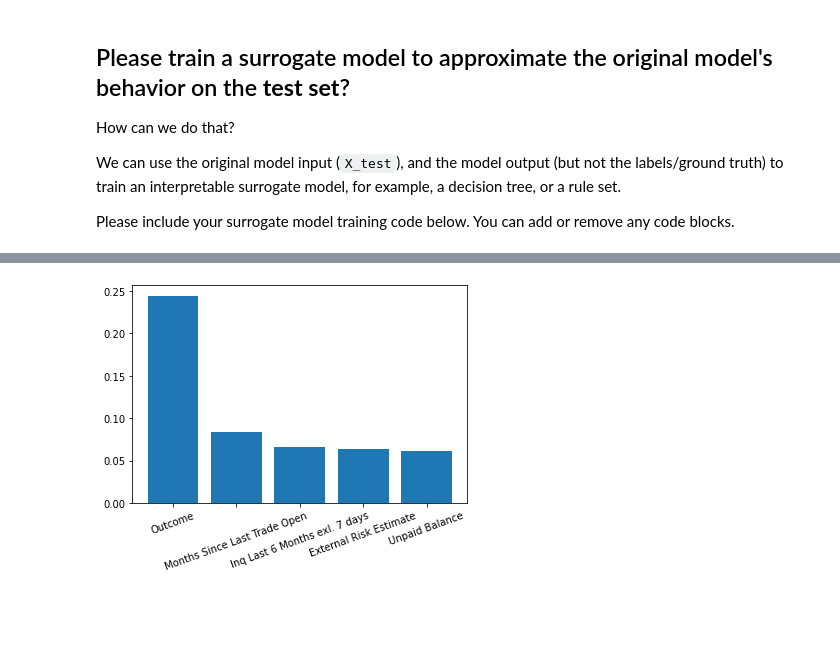
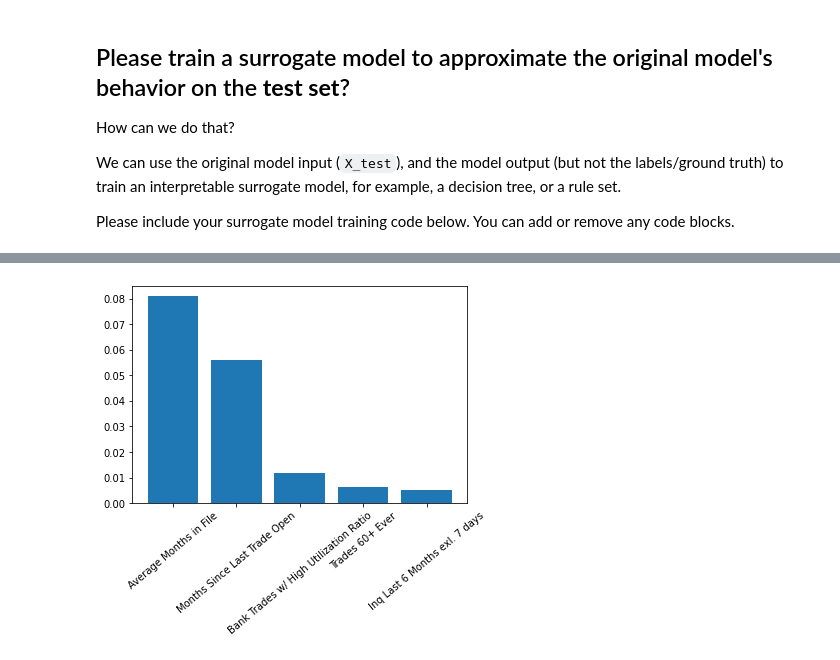
Before and after one commit to VishalShah1999/Visulization_ML, a Jupyter notebook: vs2530_HW5.ipynb, the cells around one changed output, grey strips where cells are left out. Saved outputs shown, nothing was run; the diff lists cells and outputs as text; code cells hidden in the pictures; blank space fills up the shorter version.

```diff
--- a/vs2530_HW5.ipynb
+++ b/vs2530_HW5.ipynb
@@ -50,6 +50,8 @@ clf = svm.SVC(kernel="linear", C=0.001, probability=True)
 clf.fit(X_train, y_train)
 # %% [output]
 SVC(C=0.001, kernel='linear', probability=True)
+# %%
+y_pred = clf.predict(X_test)
 # %%
 print("training accuracy:", clf.score(X_train, y_train))
 print("testing accuracy:", clf.score(X_test, y_test))
@@ -68,5 +70,5 @@ Please include your surrogate model training code below. You can add or remove a
 # %%
 from sklearn import tree
 
-tree_model = tree.DecisionTreeClassifier()
-tree_model = tree_model.fit(X_train, y_train)
+tree_model = tree.DecisionTreeClassifier(min_samples_split=40, max_depth=5)
+tree_model = tree_model.fit(X_test, y_pred)
@@ -98,14 +129,14 @@ Please answer the following questions based on the surrogate model you have trai
 # %%
 from matplotlib import pyplot
 name1 = []
 importance1 = []
 # summarize feature importance
-for importance, name in sorted(zip(tree_model.feature_importances_, df.columns),reverse=True)[:5]:
+for importance, name in sorted(zip(tree_model.feature_importances_, df.columns),reverse=True)[1:6]:
     name1.append(name)
     importance1.append(importance)
 # plot feature importance
 pyplot.bar(name1, importance1)
-pyplot.xticks(rotation = 20)
+pyplot.xticks(rotation = 40)
 pyplot.show()
 # %% [output]
-[figure, old version]
+[figure, new version]
```
Also changed, not shown: parts of 7 cells of this notebook.
